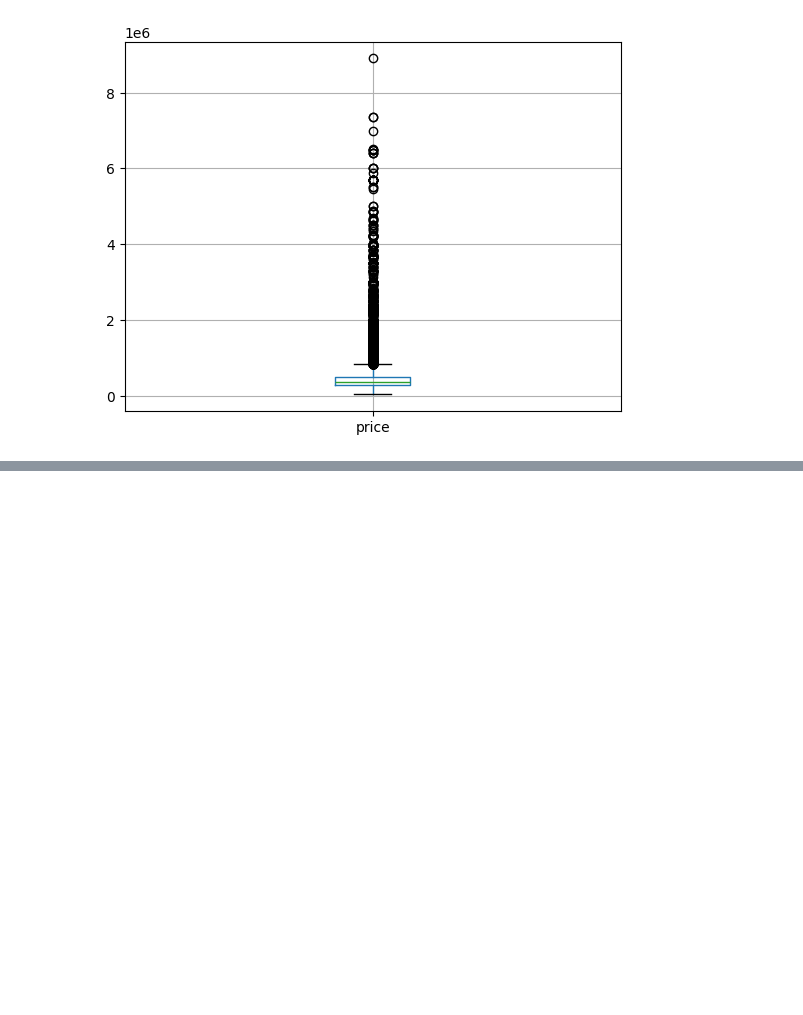
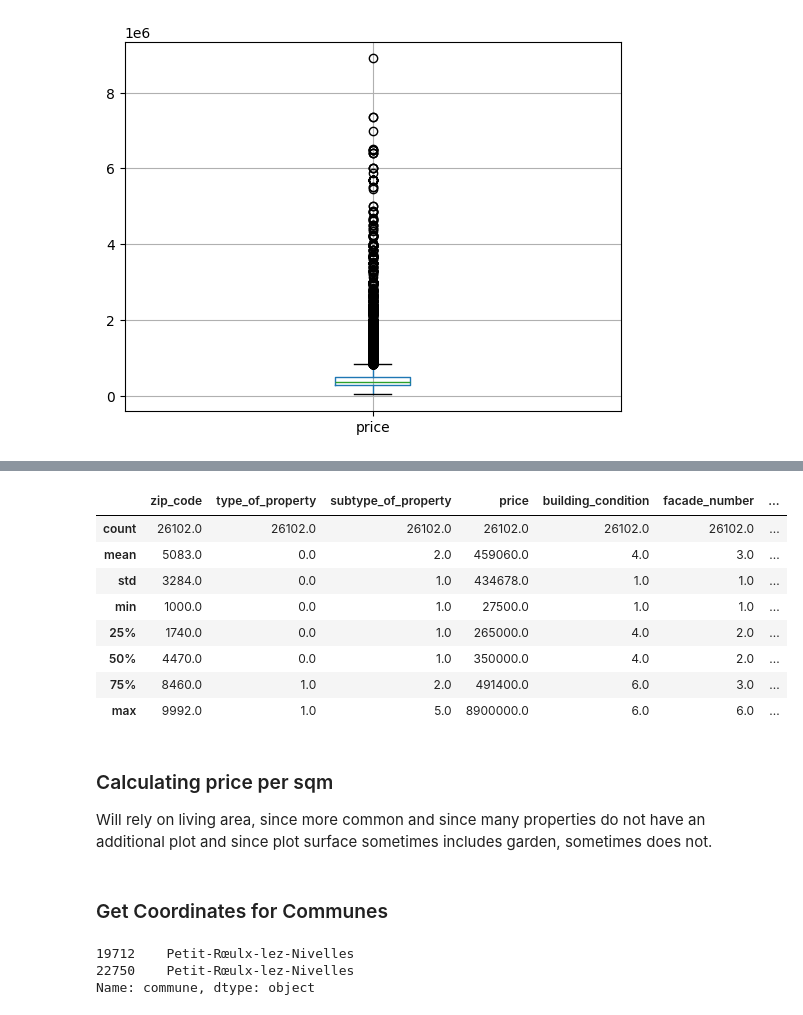
Before and after one commit to Miriam-Stoehr/challenge-regression, a Jupyter notebook: 2-feature-engineering.ipynb, the cells around one changed output, grey strips where cells are left out. Cells and saved outputs as stored; diff of their text form; code cells hidden in the pictures; blank space fills up the shorter version.

```diff
--- a/2-feature-engineering.ipynb
+++ b/2-feature-engineering.ipynb
@@ -62,6 +67,35 @@ sns.pairplot(df_encoded)
+# %%
+df_encoded.describe().round(0)
+# %% [output]
+|  | zip_code | type_of_property | subtype_of_property | price | building_condition | facade_number | ... |
+| count | 26102.0 | 26102.0 | 26102.0 | 26102.0 | 26102.0 | 26102.0 | ... |
+| mean | 5083.0 | 0.0 | 2.0 | 459060.0 | 4.0 | 3.0 | ... |
+| std | 3284.0 | 0.0 | 1.0 | 434678.0 | 1.0 | 1.0 | ... |
+| min | 1000.0 | 0.0 | 1.0 | 27500.0 | 1.0 | 1.0 | ... |
+| 25% | 1740.0 | 0.0 | 1.0 | 265000.0 | 4.0 | 2.0 | ... |
+| 50% | 4470.0 | 0.0 | 1.0 | 350000.0 | 4.0 | 2.0 | ... |
+| 75% | 8460.0 | 1.0 | 2.0 | 491400.0 | 6.0 | 3.0 | ... |
+| max | 9992.0 | 1.0 | 5.0 | 8900000.0 | 6.0 | 6.0 | ... |
+# %% [markdown]
+### Calculating price per sqm
+
+Will rely on living area, since more common and since many properties do not have an additional plot and since plot surface sometimes includes garden, sometimes does not.
 # %%
 # Add price per sqm (total surface)
 df_encoded['price_per_m²_ts'] = (df_encoded['price'] / (df_encoded['living_area'] + df_encoded['plot_surface'])).round(2)
 # %%
 # Add price per sqm (living area)
 df_encoded['price_per_m²_la'] = (df_encoded['price'] / df_encoded['living_area']).round(2)
+# %% [markdown]
+### Get Coordinates for Communes
+# %%
+# Update the commune name for the specific rows
+df_encoded.loc[19712, 'commune'] = 'Petit-Rœulx-lez-Nivelles'
+df_encoded.loc[22750, 'commune'] = 'Petit-Rœulx-lez-Nivelles'
+
+# Verify the changes
+df_encoded.loc[[19712, 22750], 'commune']
+# %% [output]
+19712    Petit-Rœulx-lez-Nivelles
+22750    Petit-Rœulx-lez-Nivelles
+Name: commune, dtype: object
```
Also changed, not shown: parts of 19 cells of this notebook, 8 other files.
